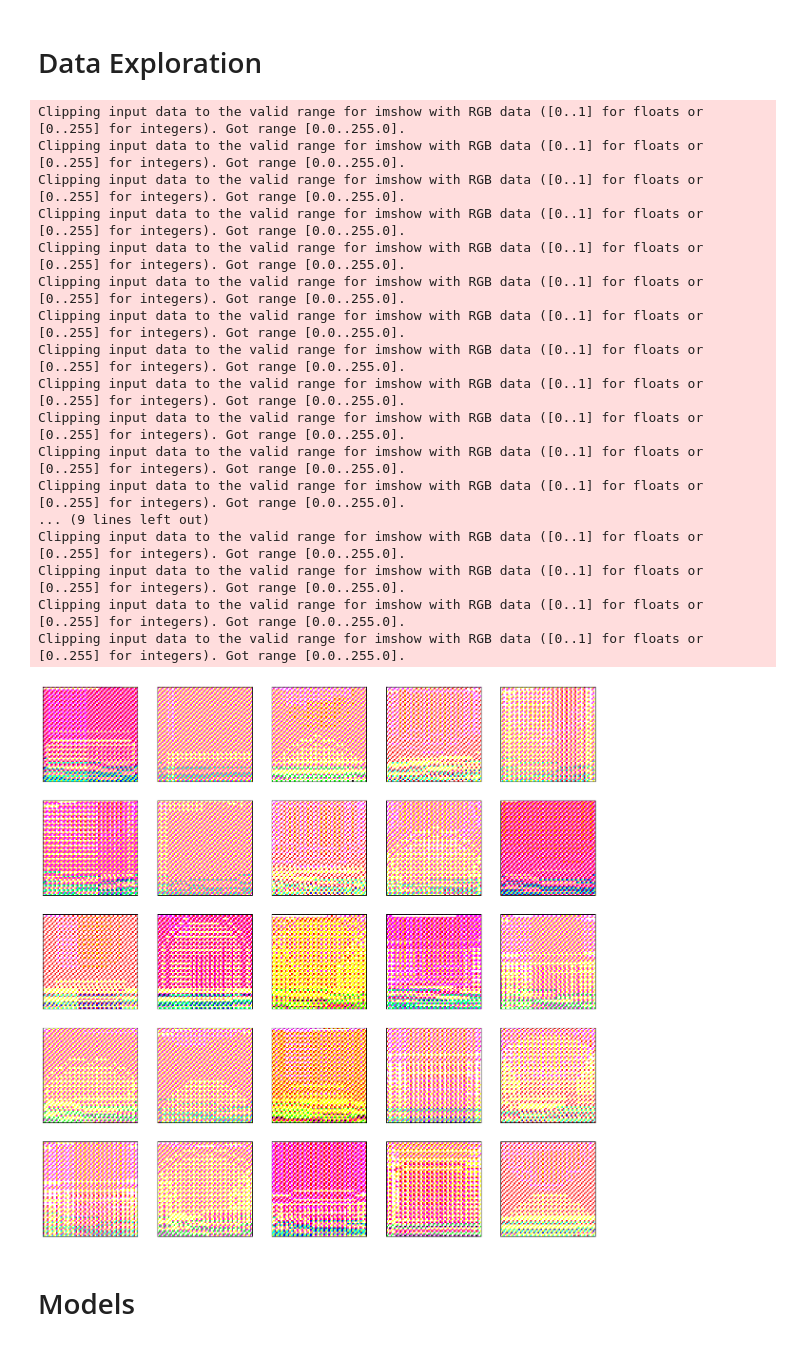
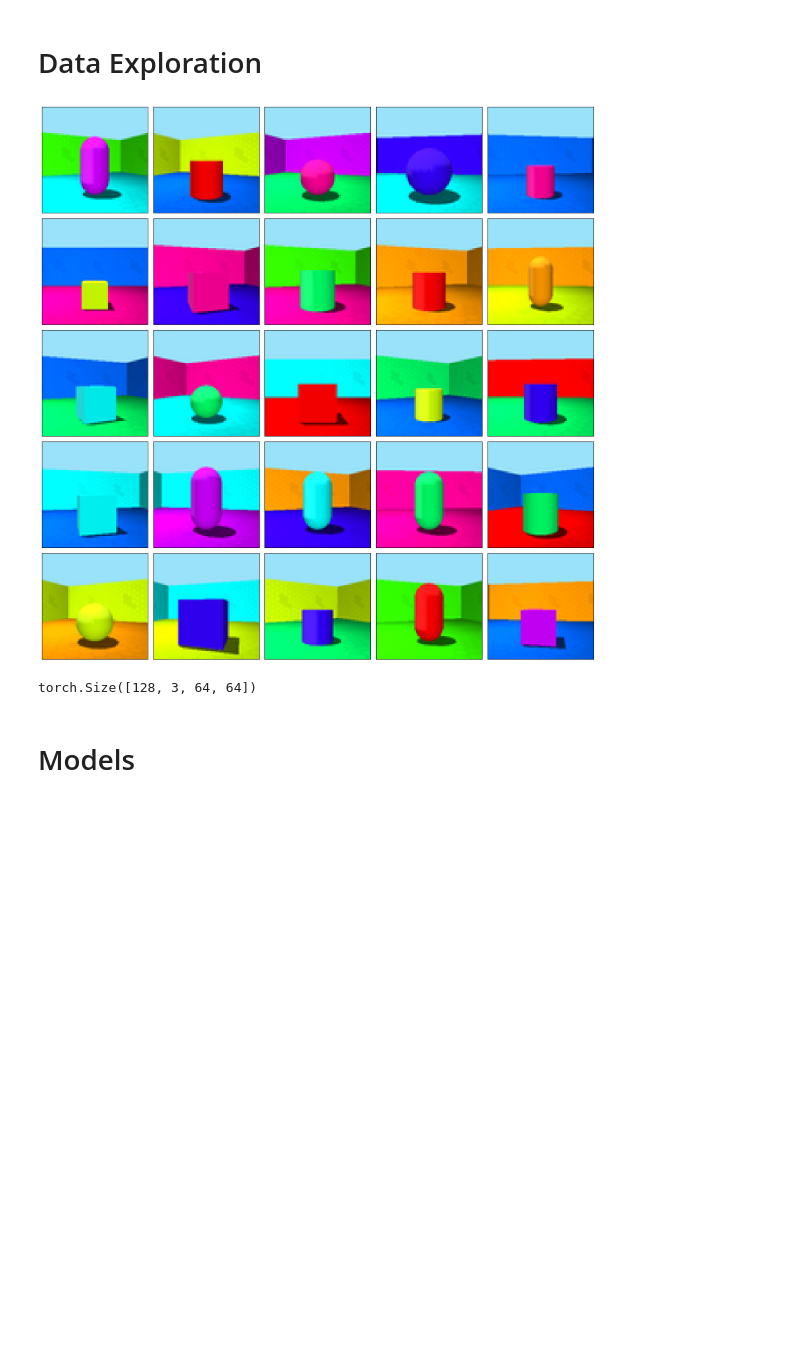
Before and after one commit to arneallwardt/Beta_VAE, a Jupyter notebook: beta_vae_dsprites.ipynb, the cells around one changed output. Saved outputs shown, nothing was run; the diff lists cells and outputs as text; code cells hidden in the pictures; blank space fills up the shorter version.

```diff
--- a/beta_vae_dsprites.ipynb
+++ b/beta_vae_dsprites.ipynb
@@ -117,48 +154,43 @@ else:
 # %% [markdown]
 # Data Exploration
 # %%
-def show_images_grid(imgs_, num_images=25):
-  ncols = int(np.ceil(num_images**0.5))
-  nrows = int(np.ceil(num_images / ncols))
-  _, axes = plt.subplots(ncols, nrows, figsize=(nrows * 3, ncols * 3))
-  axes = axes.flatten()
+def show_images_grid(imgs, num_images=25):
+    imgs = imgs.detach().cpu()  # Sicherstellen, dass alles auf CPU ist
+    ncols = int(np.ceil(num_images**0.5))
+    nrows = int(np.ceil(num_images / ncols))
+    _, axes = plt.subplots(nrows, ncols, figsize=(ncols * 3, nrows * 3))
+    axes = axes.flatten()
 
-  for ax_i, ax in enumerate(axes):
-    if ax_i < num_images:
-      # ax.imshow(imgs_[ax_i], cmap='Greys_r',  interpolation='nearest')
-      ax.imshow(np.transpose(imgs_[ax_i], (1, 2, 0)), interpolation='nearest')
-      # ax.imshow(imgs_[ax_i].squeeze(), cmap='Greys_r', interpolation='nearest')
+    for ax_i, ax in enumerate(axes):
+        if ax_i < len(imgs):
+            img = imgs[ax_i]
 
+            if img.shape[0] == 3:  # RGB
+                img = img.permute(1, 2, 0)  # CxHxW → HxWxC
+                ax.imshow(img, interpolation='nearest')
+            elif img.shape[0] == 1:  # Grayscale
+                img = img.squeeze(0)  # 1xHxW → HxW
+                ax.imshow(img, cmap='gray', interpolation='nearest')
+            else:
+                raise ValueError(f"Unerwartete Channel-Zahl: {img.shape[0]}")
 
-      ax.set_xticks([])
-      ax.set_yticks([])
-    else:
-      ax.axis('off')
+            ax.set_xticks([])
+            ax.set_yticks([])
+        else:
+            ax.axis('off')
+
+    plt.tight_layout()
+    plt.show()
 # %%
 # Get a batch of images
 dataiter = iter(train_loader)
 batch_images = next(dataiter)
 
-show_images_grid(batch_images.squeeze(1))
+show_images_grid(batch_images)
+batch_images.shape
 # %% [output]
+[figure, new version]
-Clipping input data to the valid range for imshow with RGB data ([0..1] for floats or [0..255] for integers). Got range [0.0..255.0].
-Clipping input data to the valid range for imshow with RGB data ([0..1] for floats or [0..255] for integers). Got range [0.0..255.0].
-Clipping input data to the valid range for imshow with RGB data ([0..1] for floats or [0..255] for integers). Got range [0.0..255.0].
-Clipping input data to the valid range for imshow with RGB data ([0..1] for floats or [0..255] for integers). Got range [0.0..255.0].
-Clipping input data to the valid range for imshow with RGB data ([0..1] for floats or [0..255] for integers). Got range [0.0..255.0].
-Clipping input data to the valid range for imshow with RGB data ([0..1] for floats or [0..255] for integers). Got range [0.0..255.0].
-Clipping input data to the valid range for imshow with RGB data ([0..1] for floats or [0..255] for integers). Got range [0.0..255.0].
-Clipping input data to the valid range for imshow with RGB data ([0..1] for floats or [0..255] for integers). Got range [0.0..255.0].
-Clipping input data to the valid range for imshow with RGB data ([0..1] for floats or [0..255] for integers). Got range [0.0..255.0].
-Clipping input data to the valid range for imshow with RGB data ([0..1] for floats or [0..255] for integers). Got range [0.0..255.0].
-Clipping input data to the valid range for imshow with RGB data ([0..1] for floats or [0..255] for integers). Got range [0.0..255.0].
-Clipping input data to the valid range for imshow with RGB data ([0..1] for floats or [0..255] for integers). Got range [0.0..255.0].
-... (9 lines left out)
-Clipping input data to the valid range for imshow with RGB data ([0..1] for floats or [0..255] for integers). Got range [0.0..255.0].
-Clipping input data to the valid range for imshow with RGB data ([0..1] for floats or [0..255] for integers). Got range [0.0..255.0].
-Clipping input data to the valid range for imshow with RGB data ([0..1] for floats or [0..255] for integers). Got range [0.0..255.0].
-Clipping input data to the valid range for imshow with RGB data ([0..1] for floats or [0..255] for integers). Got range [0.0..255.0].
+torch.Size([128, 3, 64, 64])
-[figure, old version]
 # %% [markdown]
 # Models
 # %% [markdown]
```
Also changed, not shown: parts of 14 cells of this notebook.
